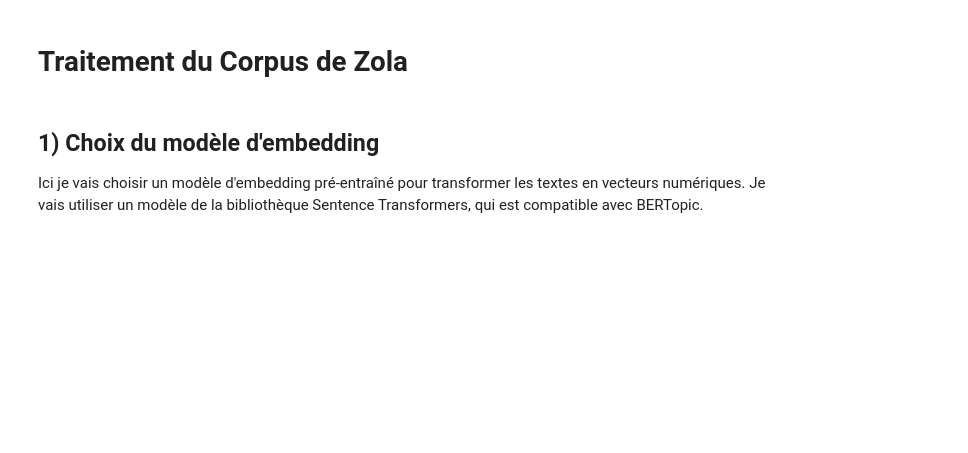
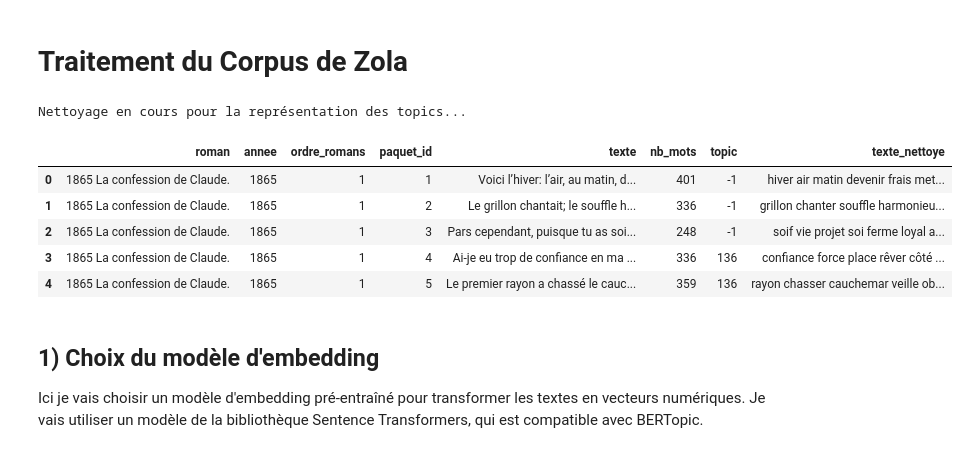
Before and after one commit to NagromLeBG/zola-dtm, a Jupyter notebook: notebooks/04_BERTopic.ipynb, the cells around one changed output. Cells and saved outputs as stored; diff of their text form; code cells hidden in the pictures; blank space fills up the shorter version.

```diff
--- a/notebooks/04_BERTopic.ipynb
+++ b/notebooks/04_BERTopic.ipynb
@@ -30,3 +29,7 @@ df.head()
+# %%
+nlp = spacy.load("fr_core_news_lg") #chargement du modèle de langue français de spacy
+
+nlp.max_length = 2_000_000
 # %%
 df.shape
 # %% [output]
@@ -34,5 +37,33 @@ df.shape
 # %% [markdown]
 # **Traitement du Corpus de Zola**
+# %%
+def clean_for_topics(text):
+    doc = nlp(text)
+    mots_propres = []
+
+    for token in doc:
+        # Exclusion de la ponctuation, des stop words, des nombres et des Entités Nommées
+        if token.is_punct or token.is_stop or token.like_num or token.ent_type_ in ['PER', 'LOC', 'ORG']:
+            continue
+
+        # Conservation et lemmatisation des Noms, Adjectifs et Verbes
+        if token.pos_ in ['NOUN', 'ADJ', 'VERB']:
+            mots_propres.append(token.lemma_.lower())
+
+    return " ".join(mots_propres)
+
+# Application sur ton dataframe existant
+print("Nettoyage en cours pour la représentation des topics...")
+df['texte_nettoye'] = df['texte'].apply(clean_for_topics)
+df.head()
+# %% [output]
+Nettoyage en cours pour la représentation des topics...
+|  | roman | annee | ordre_romans | paquet_id | texte | nb_mots | topic | texte_nettoye |
+| 0 | 1865 La confession de Claude. | 1865 | 1 | 1 | Voici l’hiver: l’air, au matin, d... | 401 | -1 | hiver air matin devenir frais met... |
+| 1 | 1865 La confession de Claude. | 1865 | 1 | 2 | Le grillon chantait; le souffle h... | 336 | -1 | grillon chanter souffle harmonieu... |
+| 2 | 1865 La confession de Claude. | 1865 | 1 | 3 | Pars cependant, puisque tu as soi... | 248 | -1 | soif vie projet soi ferme loyal a... |
+| 3 | 1865 La confession de Claude. | 1865 | 1 | 4 | Ai-je eu trop de confiance en ma ... | 336 | 136 | confiance force place rêver côté ... |
+| 4 | 1865 La confession de Claude. | 1865 | 1 | 5 | Le premier rayon a chassé le cauc... | 359 | 136 | rayon chasser cauchemar veille ob... |
 # %% [markdown]
 ## **1) Choix du modèle d'embedding**
 
```
Also changed, not shown: parts of 19 cells of this notebook, 4 other files.
